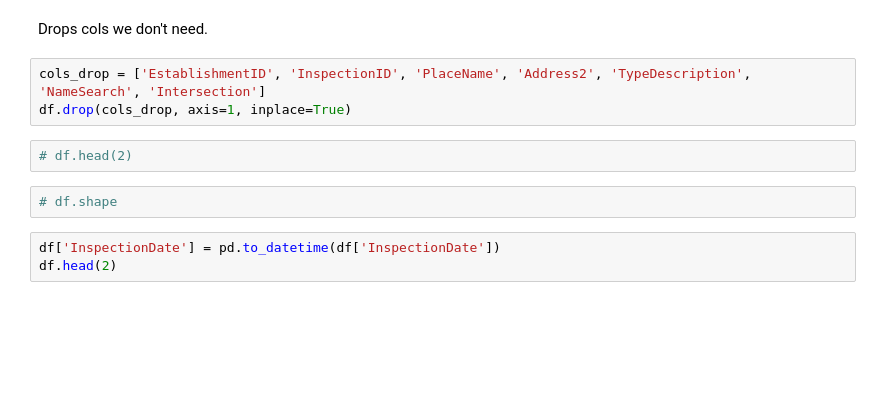
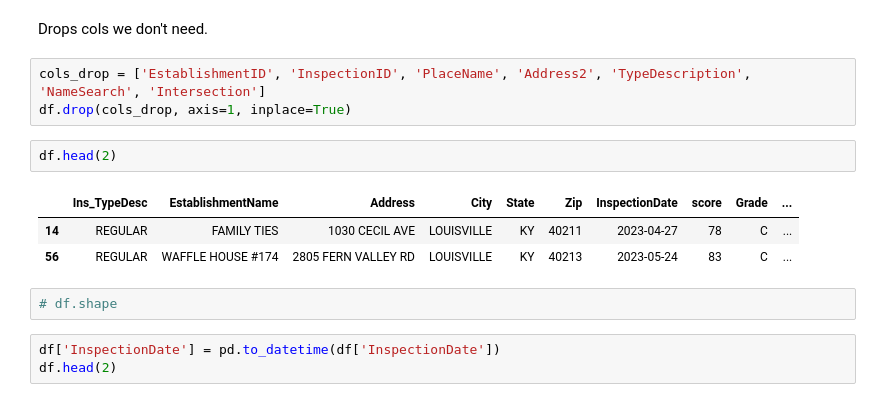
Before and after one commit to dmorton714/-restaurant_inspection_scores, a Jupyter notebook: rest_pull.ipynb, the cells around one changed output. Cells and saved outputs as stored; diff of their text form; blank space fills up the shorter version.

```diff
--- a/rest_pull.ipynb
+++ b/rest_pull.ipynb
@@ -40,7 +40,11 @@ Drops cols we don't need.
 cols_drop = ['EstablishmentID', 'InspectionID', 'PlaceName', 'Address2', 'TypeDescription', 'NameSearch', 'Intersection']
 df.drop(cols_drop, axis=1, inplace=True)
 # %%
-# df.head(2)
+df.head(2)
+# %% [output]
+|  | Ins_TypeDesc | EstablishmentName | Address | City | State | Zip | InspectionDate | score | Grade | ... |
+| 14 | REGULAR | FAMILY TIES | 1030 CECIL AVE | LOUISVILLE | KY | 40211 | 2023-04-27 | 78 | C | ... |
+| 56 | REGULAR | WAFFLE HOUSE #174 | 2805 FERN VALLEY RD | LOUISVILLE | KY | 40213 | 2023-05-24 | 83 | C | ... |
 # %%
 # df.shape
 # %%
```
Also changed, not shown: parts of 3 cells of this notebook, 5 other files.
